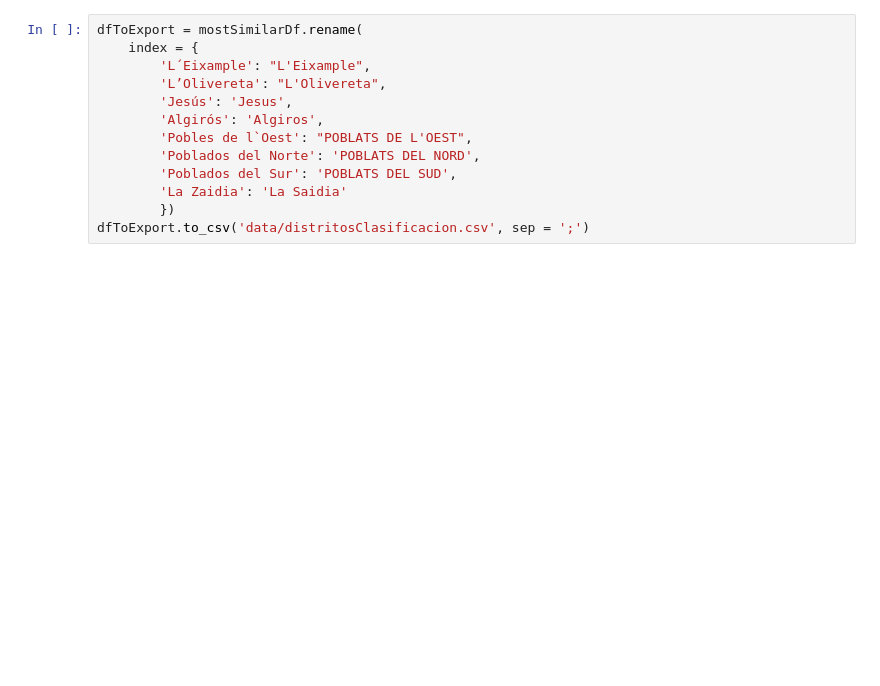
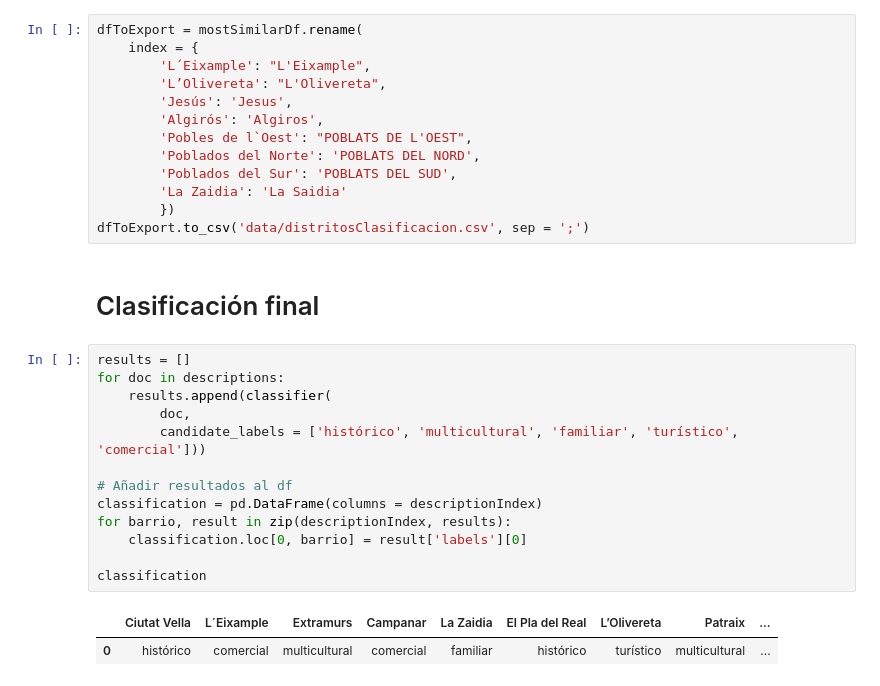
Before and after one commit to esedesam/mcd-nlp-proyecto, a Jupyter notebook: clasificarBarrios.ipynb, the cells around one changed output. Cells and saved outputs as stored; diff of their text form; blank space fills up the shorter version.

Commit message:
Añadida extraccion de resultados finales

```diff
--- a/clasificarBarrios.ipynb
+++ b/clasificarBarrios.ipynb
@@ -548,3 +524,21 @@ dfToExport = mostSimilarDf.rename(
         'La Zaidia': 'La Saidia'
         })
 dfToExport.to_csv('data/distritosClasificacion.csv', sep = ';')
+# %% [markdown]
+# Clasificación final
+# %%
+results = []
+for doc in descriptions:
+    results.append(classifier(
+        doc,
+        candidate_labels = ['histórico', 'multicultural', 'familiar', 'turístico', 'comercial']))
+
+# Añadir resultados al df
+classification = pd.DataFrame(columns = descriptionIndex)
+for barrio, result in zip(descriptionIndex, results):
+    classification.loc[0, barrio] = result['labels'][0]
+
+classification
+# %% [output]
+|  | Ciutat Vella | L´Eixample | Extramurs | Campanar | La Zaidia | El Pla del Real | L’Olivereta | Patraix | ... |
+| 0 | histórico | comercial | multicultural | comercial | familiar | histórico | turístico | multicultural | ... |
```
Also changed, not shown: parts of 6 cells of this notebook.
